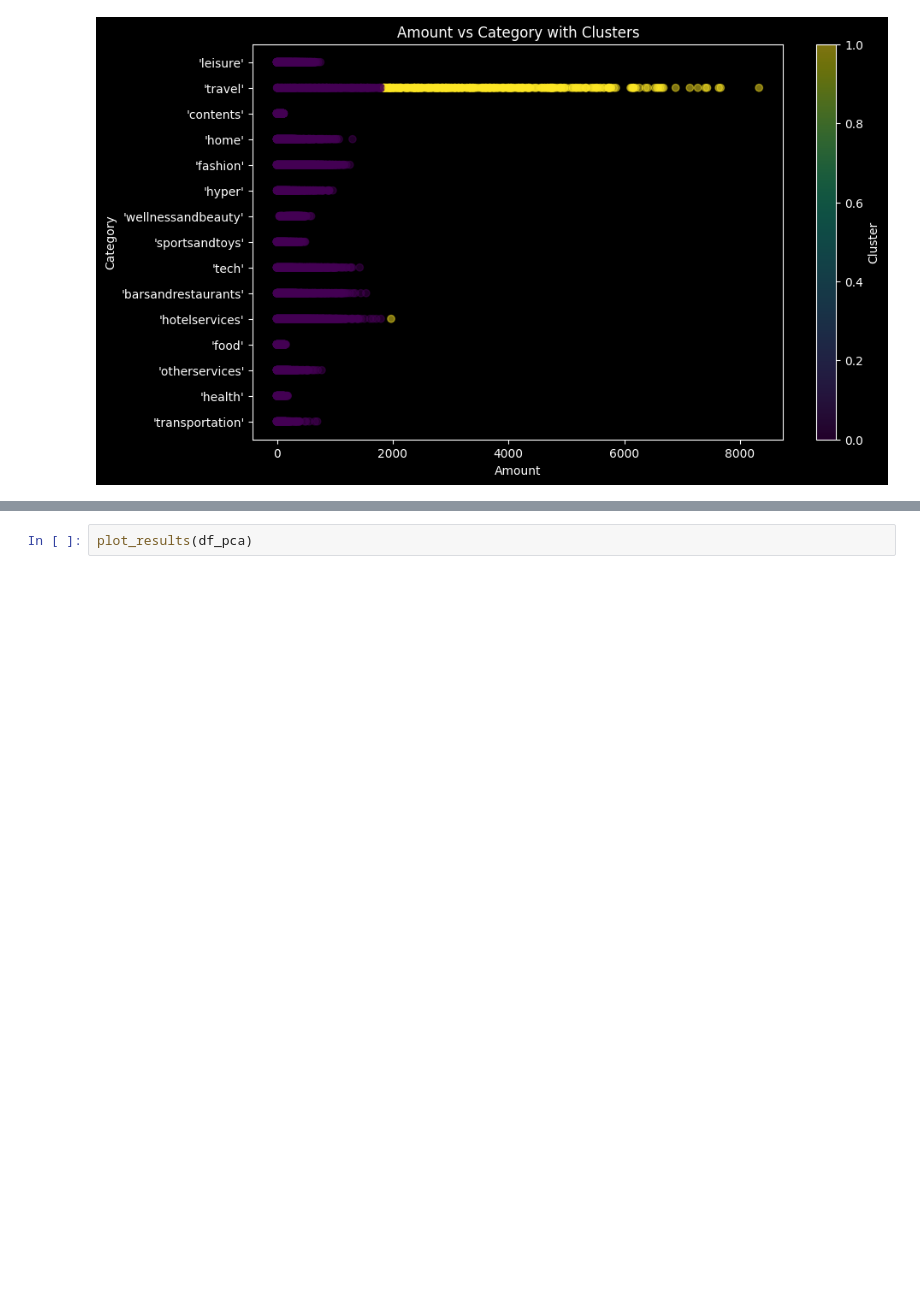
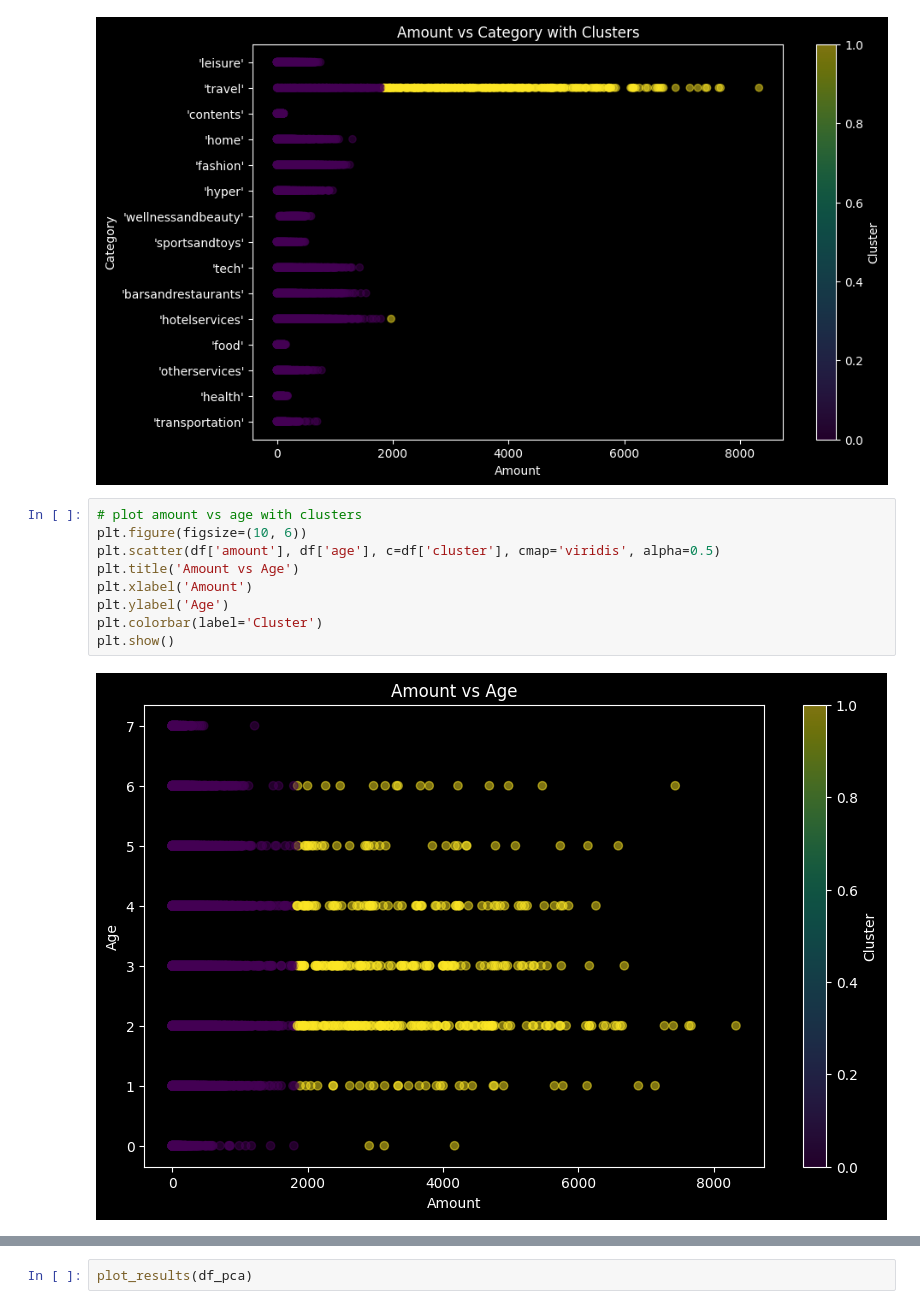
Before and after one commit to koutsompinask/MSC, a Jupyter notebook: semester B/Python/assignment/clustering.ipynb, the cells around one changed output, grey strips where cells are left out. Cells and saved outputs as stored; diff of their text form; blank space fills up the shorter version.

Commit message:
python clustering progress

```diff
--- a/semester B/Python/assignment/clustering.ipynb
+++ b/semester B/Python/assignment/clustering.ipynb
@@ -400,3 +399,14 @@ plt.colorbar(label='Cluster')
 plt.show()
 # %% [output]
 [figure]
+# %%
+# plot amount vs age with clusters
+plt.figure(figsize=(10, 6))
+plt.scatter(df['amount'], df['age'], c=df['cluster'], cmap='viridis', alpha=0.5)
+plt.title('Amount vs Age')
+plt.xlabel('Amount')
+plt.ylabel('Age')
+plt.colorbar(label='Cluster')
+plt.show()
+# %% [output]
+[figure, added]
```
Also changed, not shown: parts of 11 cells of this notebook.
